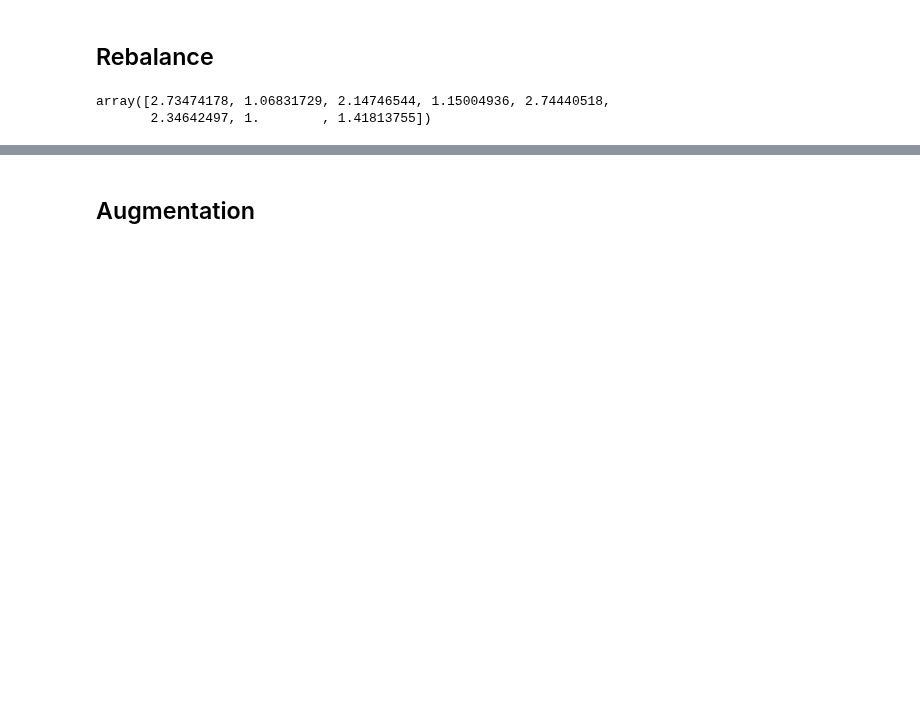
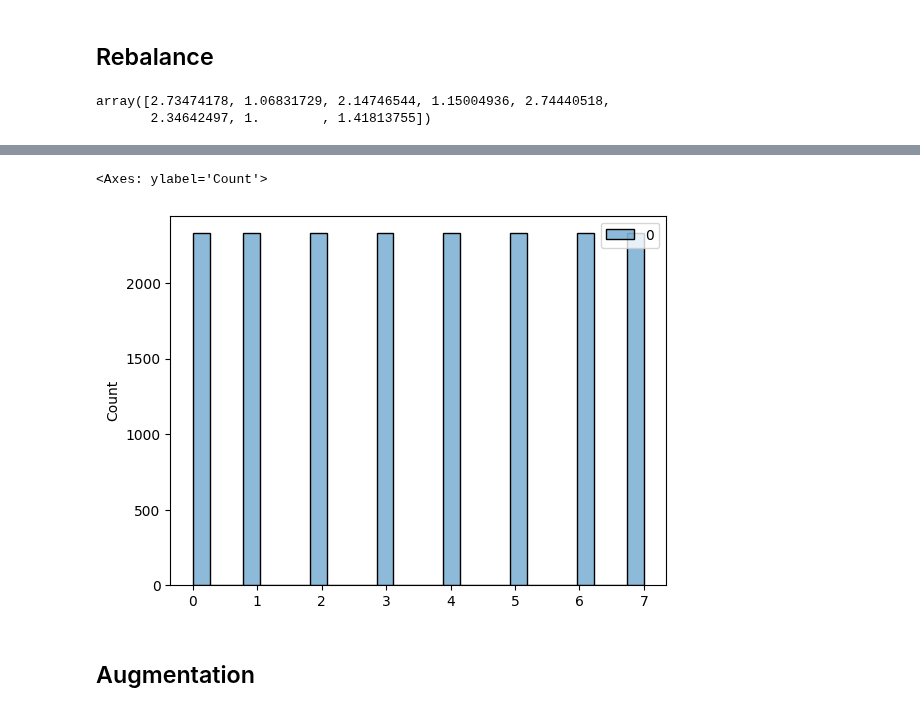
Before and after one commit to tomaz-suller/an2dl, a Jupyter notebook: homework-1/notebooks/1-tomaz-suller-pre-processing.ipynb, the cells around one changed output, grey strips where cells are left out. Cells and saved outputs as stored; diff of their text form; code cells hidden in the pictures; blank space fills up the shorter version.

```diff
--- a/homework-1/notebooks/1-tomaz-suller-pre-processing.ipynb
+++ b/homework-1/notebooks/1-tomaz-suller-pre-processing.ipynb
@@ -123,3 +155,8 @@ print(labels_val.shape)
+# %%
+sns.histplot(rebalanced_data["val"]["labels"])
+# %% [output]
+<Axes: ylabel='Count'>
+[figure, added]
 # %% [markdown]
 ## Augmentation
 # %%
```
Also changed, not shown: parts of 15 cells of this notebook.
